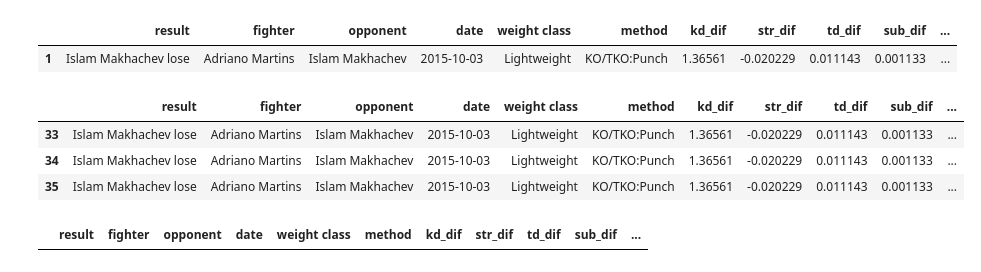
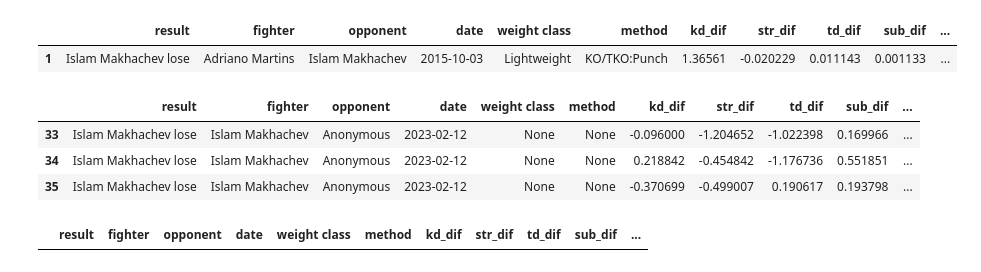
Before and after one commit to sagi778/ufc_fights_Predictor, a Jupyter notebook: notebooks/micro_model_training.ipynb, the cells around one changed output. Saved outputs shown, nothing was run; the diff lists cells and outputs as text; code cells hidden in the pictures.

```diff
--- a/notebooks/micro_model_training.ipynb
+++ b/notebooks/micro_model_training.ipynb
@@ -89,18 +89,18 @@ get_my_losses(fighter=blue_fighter, data=data)
 # %%
 num_of_wins = len(get_my_wins(fighter=blue_fighter, data=blue_data))
 num_of_losses = len(get_my_losses(fighter=blue_fighter,data=blue_data))
 losses_data = get_my_losses(fighter=blue_fighter, data=blue_data)
 
 for i in tqdm(range(int((num_of_wins-num_of_losses)/num_of_losses))):
-    data = pd.concat([data,losses_data],ignore_index=True)
+    data = pd.concat([data,get_synt_loss(fighter=blue_fighter)],ignore_index=True)
 
 data = data.reset_index(drop=True)
 data.tail(3)
 # %% [output]
 |  | result | fighter | opponent | date | weight class | method | kd_dif | str_dif | td_dif | sub_dif | ... |
-| 33 | Islam Makhachev lose | Adriano Martins | Islam Makhachev | 2015-10-03 | Lightweight | KO/TKO:Punch | 1.36561 | -0.020229 | 0.011143 | 0.001133 | ... |
-| 34 | Islam Makhachev lose | Adriano Martins | Islam Makhachev | 2015-10-03 | Lightweight | KO/TKO:Punch | 1.36561 | -0.020229 | 0.011143 | 0.001133 | ... |
-| 35 | Islam Makhachev lose | Adriano Martins | Islam Makhachev | 2015-10-03 | Lightweight | KO/TKO:Punch | 1.36561 | -0.020229 | 0.011143 | 0.001133 | ... |
+| 33 | Islam Makhachev lose | Islam Makhachev | Anonymous | 2023-02-12 | None | None | -0.096000 | -1.204652 | -1.022398 | 0.169966 | ... |
+| 34 | Islam Makhachev lose | Islam Makhachev | Anonymous | 2023-02-12 | None | None | 0.218842 | -0.454842 | -1.176736 | 0.551851 | ... |
+| 35 | Islam Makhachev lose | Islam Makhachev | Anonymous | 2023-02-12 | None | None | -0.370699 | -0.499007 | 0.190617 | 0.193798 | ... |
 # %%
 get_my_losses(fighter=red_fighter, data=data)
 # %% [output]
```
Also changed, not shown: parts of 3 cells of this notebook, 1 other file.
